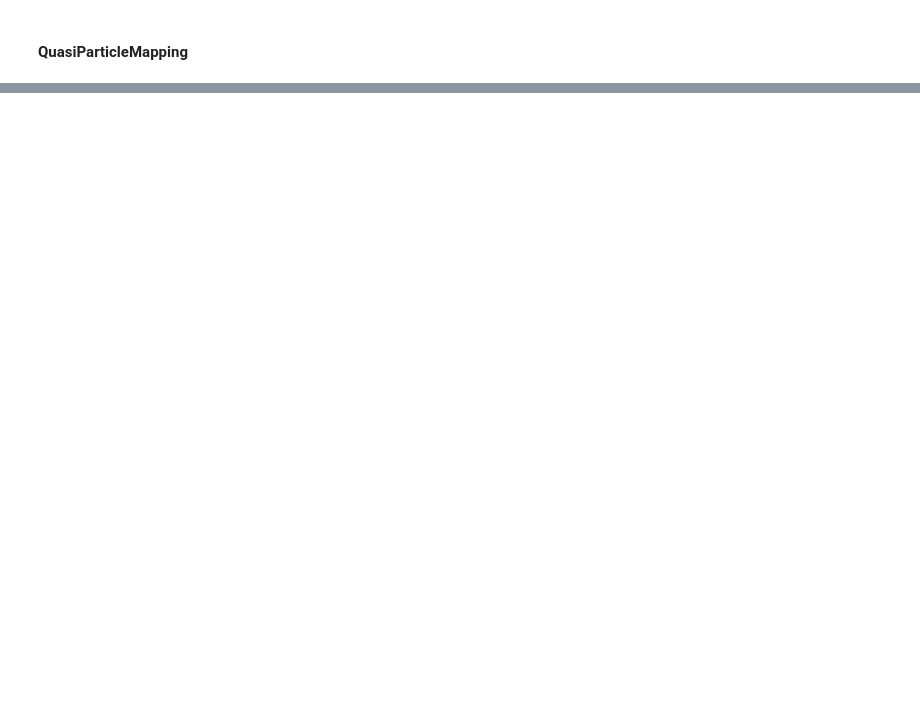
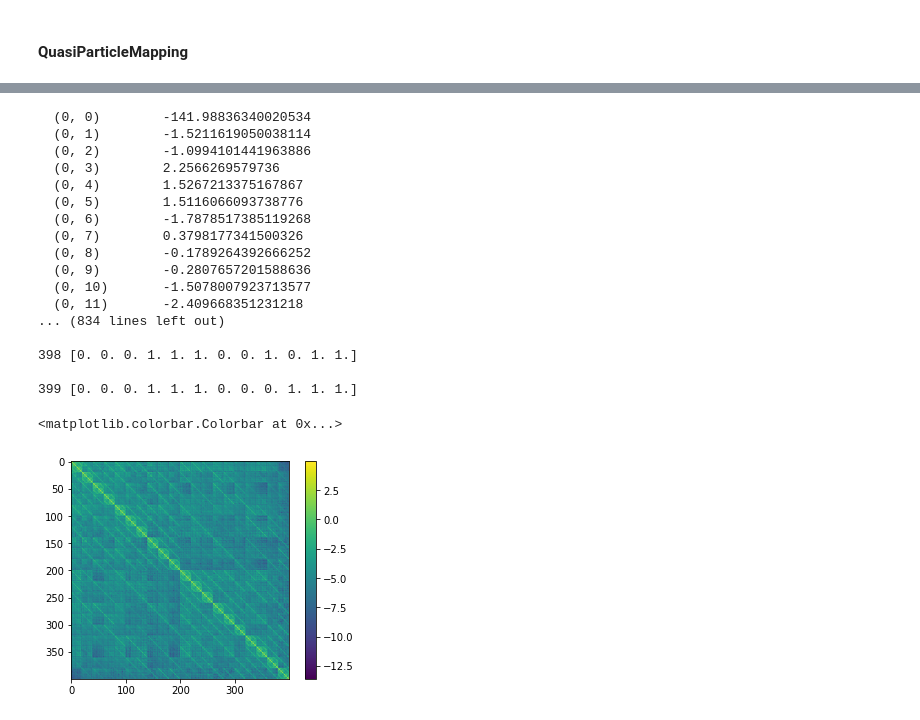
Before and after one commit to emacosta95/2nd_qa4nsm, a Jupyter notebook: Analysis_of_the_quasiparticle_formalism.ipynb, the cells around one changed output, grey strips where cells are left out. Cells and saved outputs as stored; diff of their text form; code cells hidden in the pictures; blank space fills up the shorter version.

Commit message:
implement a way to encode the effective hamiltonian as one body and two body term

```diff
--- a/Analysis_of_the_quasiparticle_formalism.ipynb
+++ b/Analysis_of_the_quasiparticle_formalism.ipynb
@@ -265,0 +437,9 @@ base= [1 0 1 0 0 0 0 0 1 0 0 1]
+# %%
+
+for i,b in enumerate(QPC.quasiparticle_basis):
+
+    idxs=np.nonzero(b)[0]
+    print('index=',i)
+    for index in idxs:
+        print(QPC.couples[index])
+    print('\n')
@@ -265,0 +503,4 @@ base= [1 0 1 0 0 0 0 0 1 0 0 1]
+# %%
+print(hamiltonian_qq)
+for i in range(hamiltonian_qq.shape[0]):
+    print(i,QPC.quasiparticle_basis[i],'\n')
@@ -265,0 +527,25 @@ base= [1 0 1 0 0 0 0 0 1 0 0 1]
+# %%
+
+
+tot_hamiltonian=hamiltonian_qq
+values,psi=eigsh(hamiltonian_qq,k=1)
+e=values[0]
+approximations=[]
+nsteps_iteration=50
+single_term = hamiltonian_rq  # Start with initial term
+for i in trange(nsteps_iteration):
+    if i > 0:
+        single_term = hamiltonian_rr @ single_term  # Efficient update
+    approximations.append(hamiltonian_qr @ single_term)  # Store result
+
+history_errors_exact=[]
+for i in trange(nsteps_iteration):
+
+    tot_hamiltonian=hamiltonian_qq
+    for j in range(i):
+        tot_hamiltonian=tot_hamiltonian+approximations[j]/e**(j+1)
+    values,psi=eigsh(tot_hamiltonian,k=1)
+    e=values[0]
+    print(e)
+    print(np.abs((e-egs[0])/egs[0]),'index=',i)
+    history_errors_exact.append(np.abs((e-egs[0])/egs[0]))
@@ -265,0 +646,27 @@ base= [1 0 1 0 0 0 0 0 1 0 0 1]
+# %%
+print(tot_hamiltonian)
+for i in range(hamiltonian_qq.shape[0]):
+    print(i,QPC.quasiparticle_basis[i],'\n')
+
+plt.imshow(np.log(np.abs(tot_hamiltonian).todense()+10**-20))
+plt.colorbar()
+# %% [output]
+  (0, 0)        -141.98836340020534
+  (0, 1)        -1.5211619050038114
+  (0, 2)        -1.0994101441963886
+  (0, 3)        2.2566269579736
+  (0, 4)        1.5267213375167867
+  (0, 5)        1.5116066093738776
+  (0, 6)        -1.7878517385119268
+  (0, 7)        0.3798177341500326
+  (0, 8)        -0.1789264392666252
+  (0, 9)        -0.2807657201588636
+  (0, 10)       -1.5078007923713577
+  (0, 11)       -2.409668351231218
+... (834 lines left out)
+
+398 [0. 0. 0. 1. 1. 1. 0. 0. 1. 0. 1. 1.]
+
+399 [0. 0. 0. 1. 1. 1. 0. 0. 0. 1. 1. 1.]
+<matplotlib.colorbar.Colorbar at 0x...>
+[figure, added]
```
Also changed, not shown: parts of 60 cells of this notebook, 11 other files.
